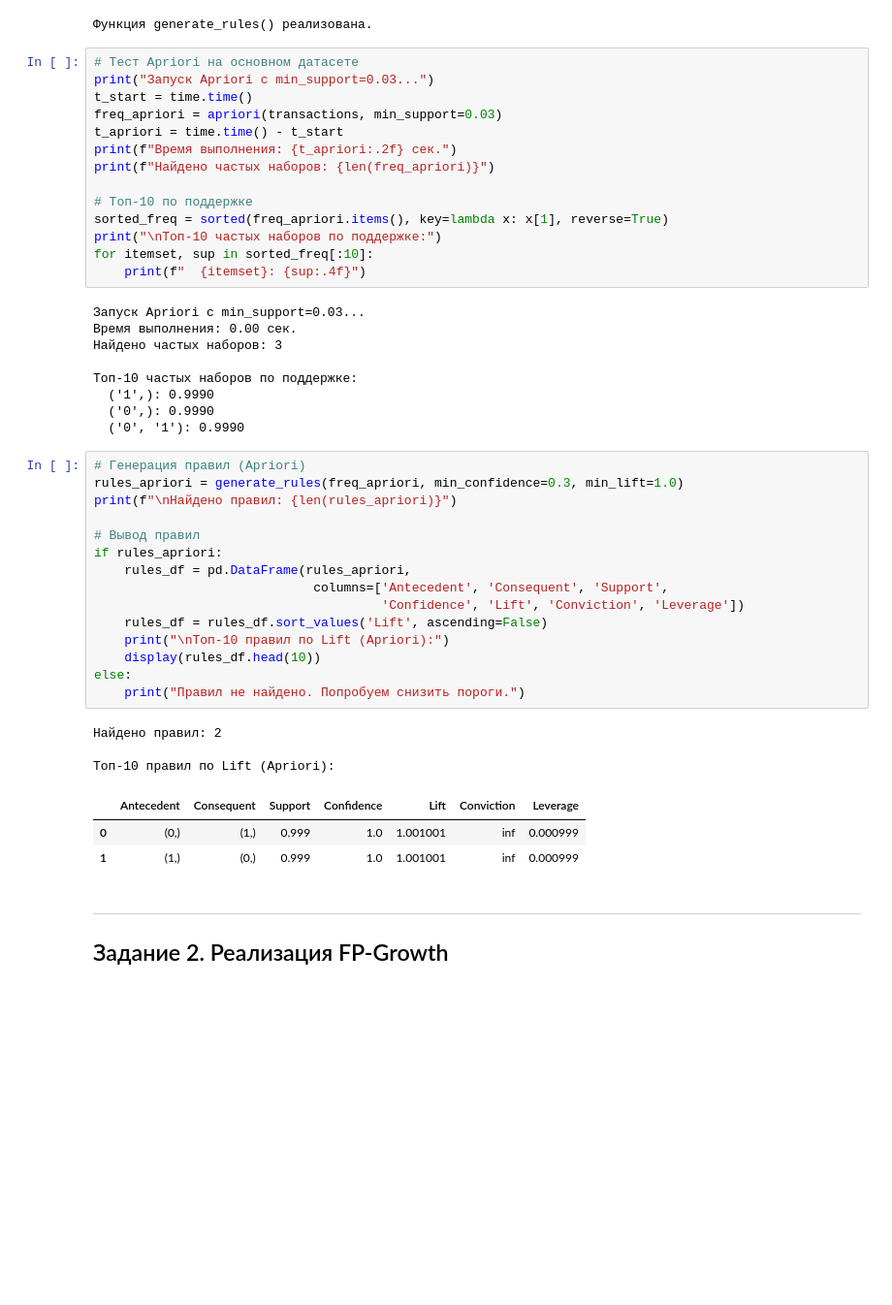
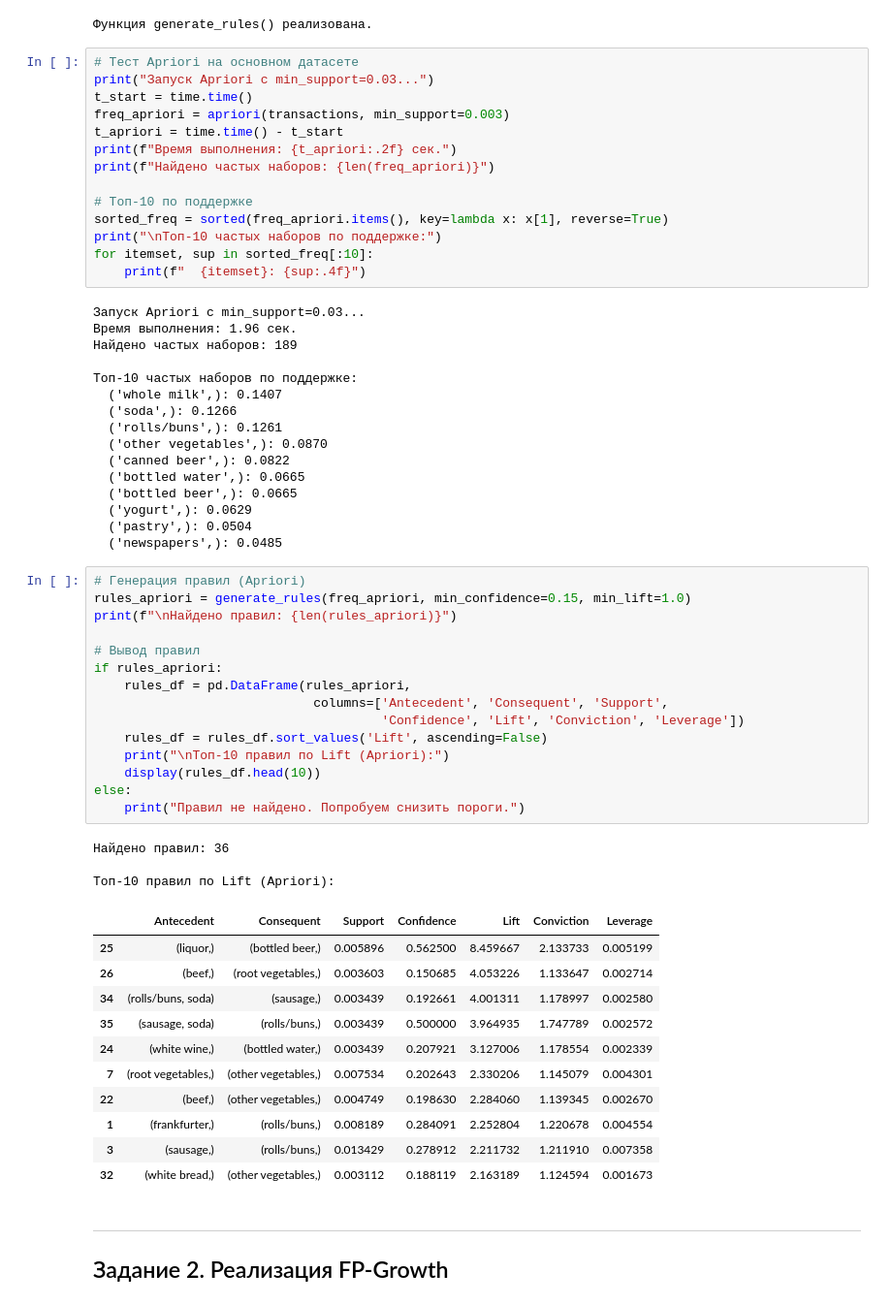
Before and after one commit to ask1d/lab4, a Jupyter notebook: notebooks/04_association.ipynb, the cells around one changed output. Shown at 97% size. Drawn from its saved outputs; the diff is of its cells as text; blank space fills up the shorter version.

```diff
--- a/notebooks/04_association.ipynb
+++ b/notebooks/04_association.ipynb
@@ -203,7 +201,7 @@ print("Функция generate_rules() реализована.")
 # Тест Apriori на основном датасете
 print("Запуск Apriori с min_support=0.03...")
 t_start = time.time()
-freq_apriori = apriori(transactions, min_support=0.03)
+freq_apriori = apriori(transactions, min_support=0.003)
 t_apriori = time.time() - t_start
 print(f"Время выполнения: {t_apriori:.2f} сек.")
 print(f"Найдено частых наборов: {len(freq_apriori)}")
@@ -215,35 +213,50 @@ for itemset, sup in sorted_freq[:10]:
     print(f"  {itemset}: {sup:.4f}")
 # %% [output]
 Запуск Apriori с min_support=0.03...
-Время выполнения: 0.00 сек.
-Найдено частых наборов: 3
+Время выполнения: 1.96 сек.
+Найдено частых наборов: 189
 
 Топ-10 частых наборов по поддержке:
-  ('1',): 0.9990
-  ('0',): 0.9990
-  ('0', '1'): 0.9990
+  ('whole milk',): 0.1407
+  ('soda',): 0.1266
+  ('rolls/buns',): 0.1261
+  ('other vegetables',): 0.0870
+  ('canned beer',): 0.0822
+  ('bottled water',): 0.0665
+  ('bottled beer',): 0.0665
+  ('yogurt',): 0.0629
+  ('pastry',): 0.0504
+  ('newspapers',): 0.0485
 # %%
 # Генерация правил (Apriori)
-rules_apriori = generate_rules(freq_apriori, min_confidence=0.3, min_lift=1.0)
+rules_apriori = generate_rules(freq_apriori, min_confidence=0.15, min_lift=1.0)
 print(f"\nНайдено правил: {len(rules_apriori)}")
 
 # Вывод правил
 if rules_apriori:
     rules_df = pd.DataFrame(rules_apriori,
                              columns=['Antecedent', 'Consequent', 'Support',
                                       'Confidence', 'Lift', 'Conviction', 'Leverage'])
     rules_df = rules_df.sort_values('Lift', ascending=False)
     print("\nТоп-10 правил по Lift (Apriori):")
     display(rules_df.head(10))
 else:
     print("Правил не найдено. Попробуем снизить пороги.")
 # %% [output]
-Найдено правил: 2
+Найдено правил: 36
 
 Топ-10 правил по Lift (Apriori):
 |  | Antecedent | Consequent | Support | Confidence | Lift | Conviction | Leverage |
-| 0 | (0,) | (1,) | 0.999 | 1.0 | 1.001001 | inf | 0.000999 |
-| 1 | (1,) | (0,) | 0.999 | 1.0 | 1.001001 | inf | 0.000999 |
+| 25 | (liquor,) | (bottled beer,) | 0.005896 | 0.562500 | 8.459667 | 2.133733 | 0.005199 |
+| 26 | (beef,) | (root vegetables,) | 0.003603 | 0.150685 | 4.053226 | 1.133647 | 0.002714 |
+| 34 | (rolls/buns, soda) | (sausage,) | 0.003439 | 0.192661 | 4.001311 | 1.178997 | 0.002580 |
+| 35 | (sausage, soda) | (rolls/buns,) | 0.003439 | 0.500000 | 3.964935 | 1.747789 | 0.002572 |
+| 24 | (white wine,) | (bottled water,) | 0.003439 | 0.207921 | 3.127006 | 1.178554 | 0.002339 |
+| 7 | (root vegetables,) | (other vegetables,) | 0.007534 | 0.202643 | 2.330206 | 1.145079 | 0.004301 |
+| 22 | (beef,) | (other vegetables,) | 0.004749 | 0.198630 | 2.284060 | 1.139345 | 0.002670 |
+| 1 | (frankfurter,) | (rolls/buns,) | 0.008189 | 0.284091 | 2.252804 | 1.220678 | 0.004554 |
+| 3 | (sausage,) | (rolls/buns,) | 0.013429 | 0.278912 | 2.211732 | 1.211910 | 0.007358 |
+| 32 | (white bread,) | (other vegetables,) | 0.003112 | 0.188119 | 2.163189 | 1.124594 | 0.001673 |
 # %% [markdown]
 ---
 ## Задание 2. Реализация FP-Growth
```
Also changed, not shown: parts of 13 cells of this notebook.
